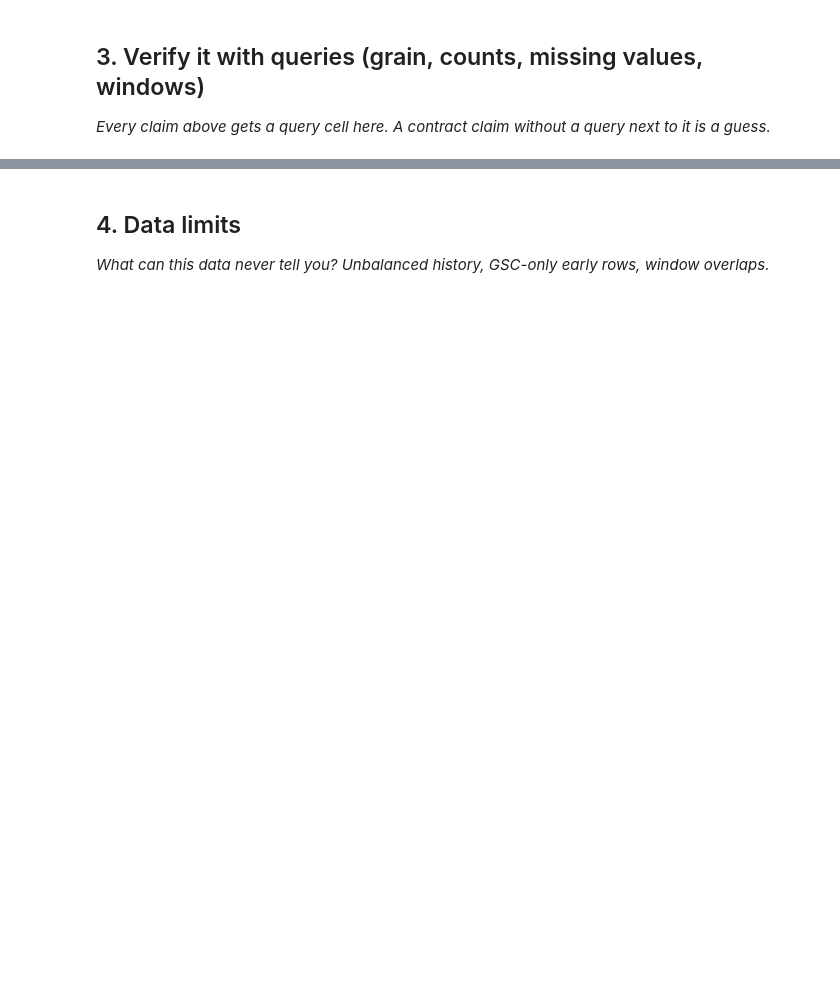
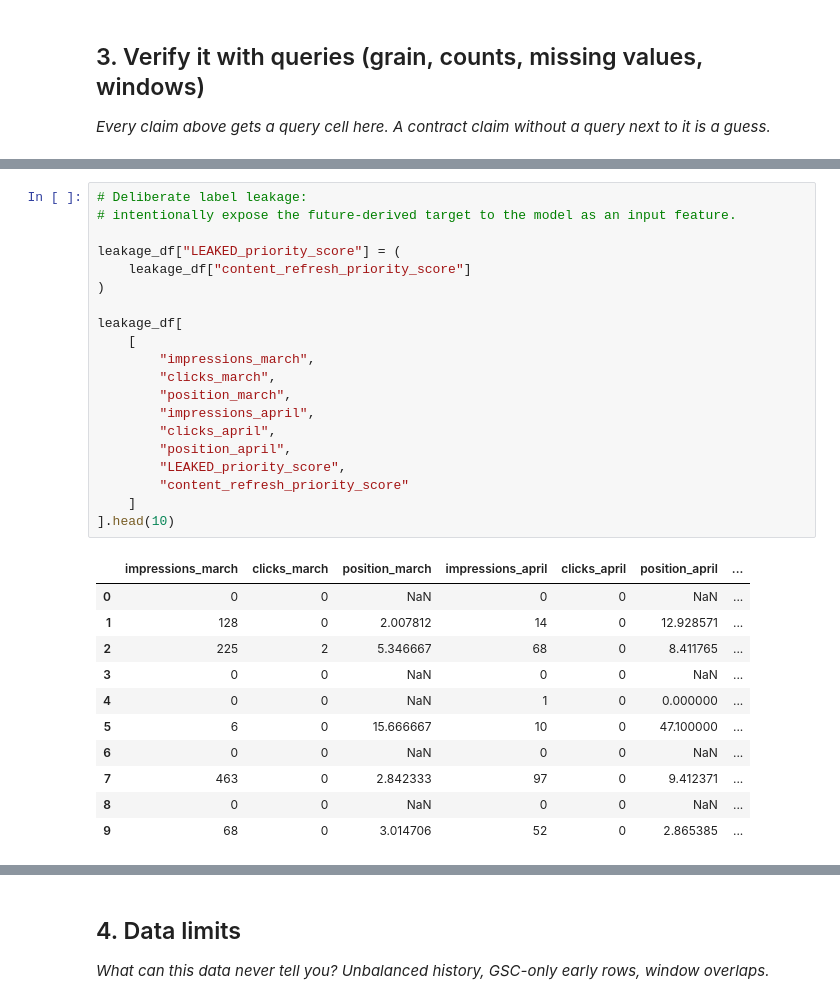
Before and after one commit to shefiramarizcha62-sudo/flyrank-ml-portfolio, a Jupyter notebook: work/notebooks/w03_data_contract.ipynb, the cells around one changed output, grey strips where cells are left out. Drawn from its saved outputs; the diff is of its cells as text; blank space fills up the shorter version.

```diff
--- a/work/notebooks/w03_data_contract.ipynb
+++ b/work/notebooks/w03_data_contract.ipynb
@@ -29,0 +361,32 @@ This skeleton is yours to fill. Work the sections **in order** — each one has
+# %%
+# Deliberate label leakage:
+# intentionally expose the future-derived target to the model as an input feature.
+
+leakage_df["LEAKED_priority_score"] = (
+    leakage_df["content_refresh_priority_score"]
+)
+
+leakage_df[
+    [
+        "impressions_march",
+        "clicks_march",
+        "position_march",
+        "impressions_april",
+        "clicks_april",
+        "position_april",
+        "LEAKED_priority_score",
+        "content_refresh_priority_score"
+    ]
+].head(10)
+# %% [output]
+|  | impressions_march | clicks_march | position_march | impressions_april | clicks_april | position_april | ... |
+| 0 | 0 | 0 | NaN | 0 | 0 | NaN | ... |
+| 1 | 128 | 0 | 2.007812 | 14 | 0 | 12.928571 | ... |
+| 2 | 225 | 2 | 5.346667 | 68 | 0 | 8.411765 | ... |
+| 3 | 0 | 0 | NaN | 0 | 0 | NaN | ... |
+| 4 | 0 | 0 | NaN | 1 | 0 | 0.000000 | ... |
+| 5 | 6 | 0 | 15.666667 | 10 | 0 | 47.100000 | ... |
+| 6 | 0 | 0 | NaN | 0 | 0 | NaN | ... |
+| 7 | 463 | 0 | 2.842333 | 97 | 0 | 9.412371 | ... |
+| 8 | 0 | 0 | NaN | 0 | 0 | NaN | ... |
+| 9 | 68 | 0 | 3.014706 | 52 | 0 | 2.865385 | ... |
```
Also changed, not shown: parts of 36 cells of this notebook.
